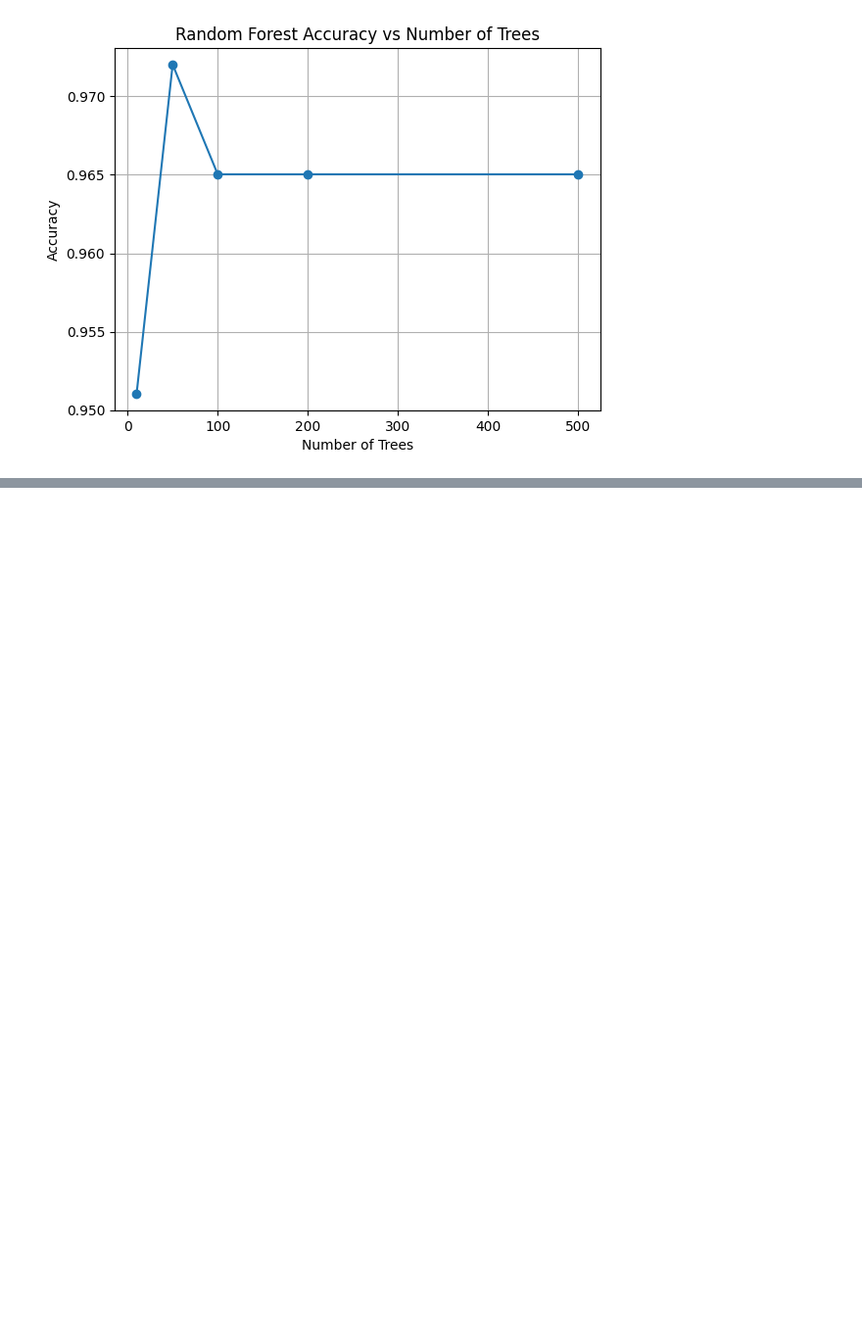
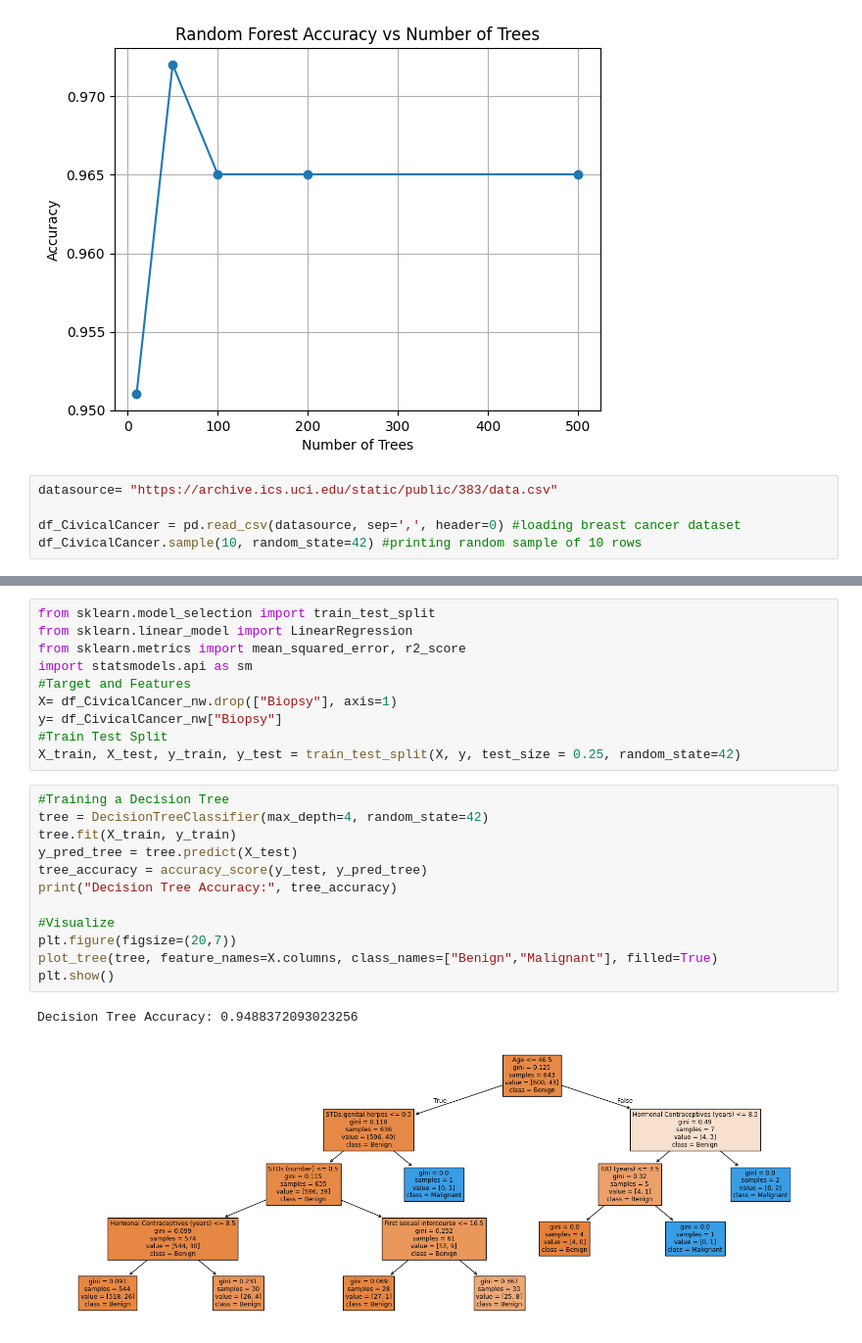
Before and after one commit to Jbaner/OMDSModC_Capstone_Project, a Jupyter notebook: OMDS_ModC_Week6_Banerjee_Jayeeta.ipynb, the cells around one changed output, grey strips where cells are left out. Shown at 98% size. Saved outputs shown, nothing was run; the diff lists cells and outputs as text; blank space fills up the shorter version.

```diff
--- a/OMDS_ModC_Week6_Banerjee_Jayeeta.ipynb
+++ b/OMDS_ModC_Week6_Banerjee_Jayeeta.ipynb
@@ -185,3 +185,8 @@ plt.grid(True)
 plt.show()
 # %% [output]
 [figure]
+# %%
+datasource= "https://archive.ics.uci.edu/static/public/383/data.csv"
+
+df_CivicalCancer = pd.read_csv(datasource, sep=',', header=0) #loading breast cancer dataset
+df_CivicalCancer.sample(10, random_state=42) #printing random sample of 10 rows
@@ -187,0 +246,25 @@ plt.show()
+# %%
+from sklearn.model_selection import train_test_split
+from sklearn.linear_model import LinearRegression
+from sklearn.metrics import mean_squared_error, r2_score
+import statsmodels.api as sm
+#Target and Features
+X= df_CivicalCancer_nw.drop(["Biopsy"], axis=1)
+y= df_CivicalCancer_nw["Biopsy"]
+#Train Test Split
+X_train, X_test, y_train, y_test = train_test_split(X, y, test_size = 0.25, random_state=42)
+# %%
+#Training a Decision Tree
+tree = DecisionTreeClassifier(max_depth=4, random_state=42)
+tree.fit(X_train, y_train)
+y_pred_tree = tree.predict(X_test)
+tree_accuracy = accuracy_score(y_test, y_pred_tree)
+print("Decision Tree Accuracy:", tree_accuracy)
+
+#Visualize
+plt.figure(figsize=(20,7))
+plot_tree(tree, feature_names=X.columns, class_names=["Benign","Malignant"], filled=True)
+plt.show()
+# %% [output]
+Decision Tree Accuracy: 0.9488372093023256
+[figure, added]
```
Also changed, not shown: parts of 9 cells of this notebook.
